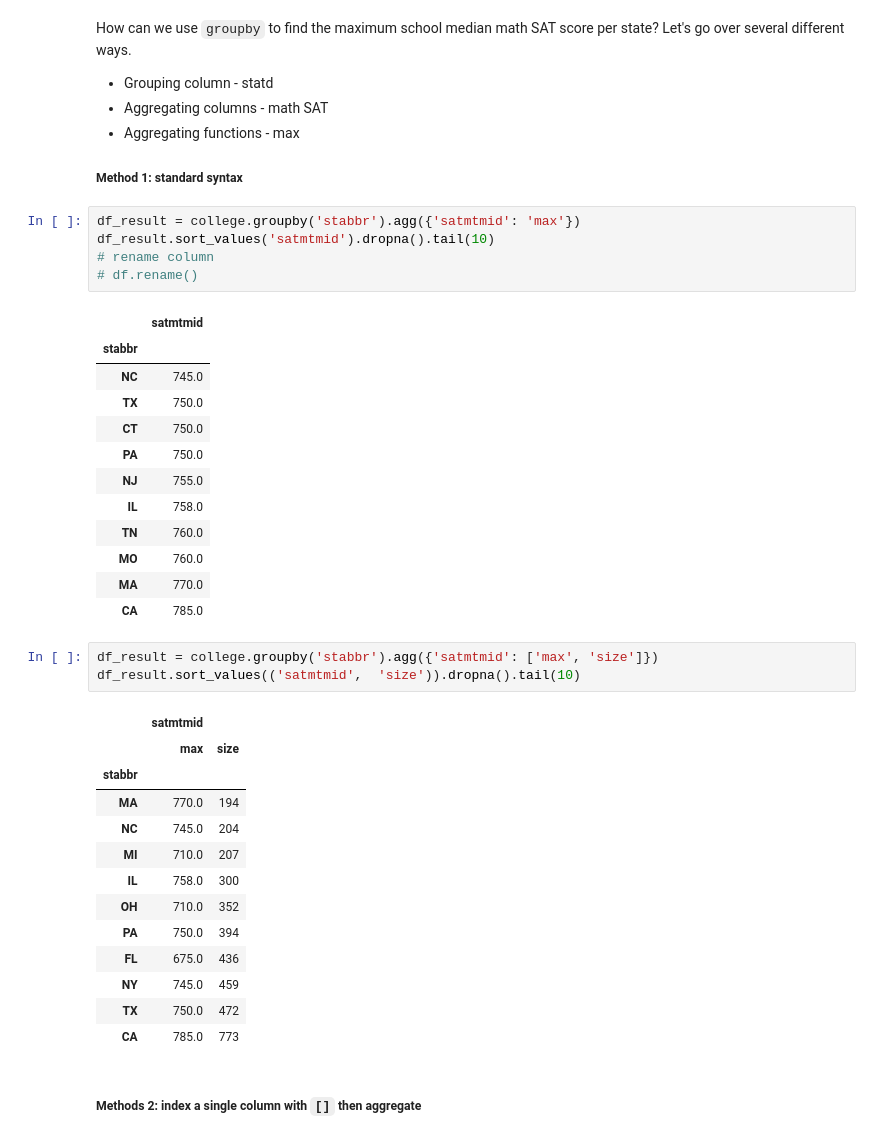
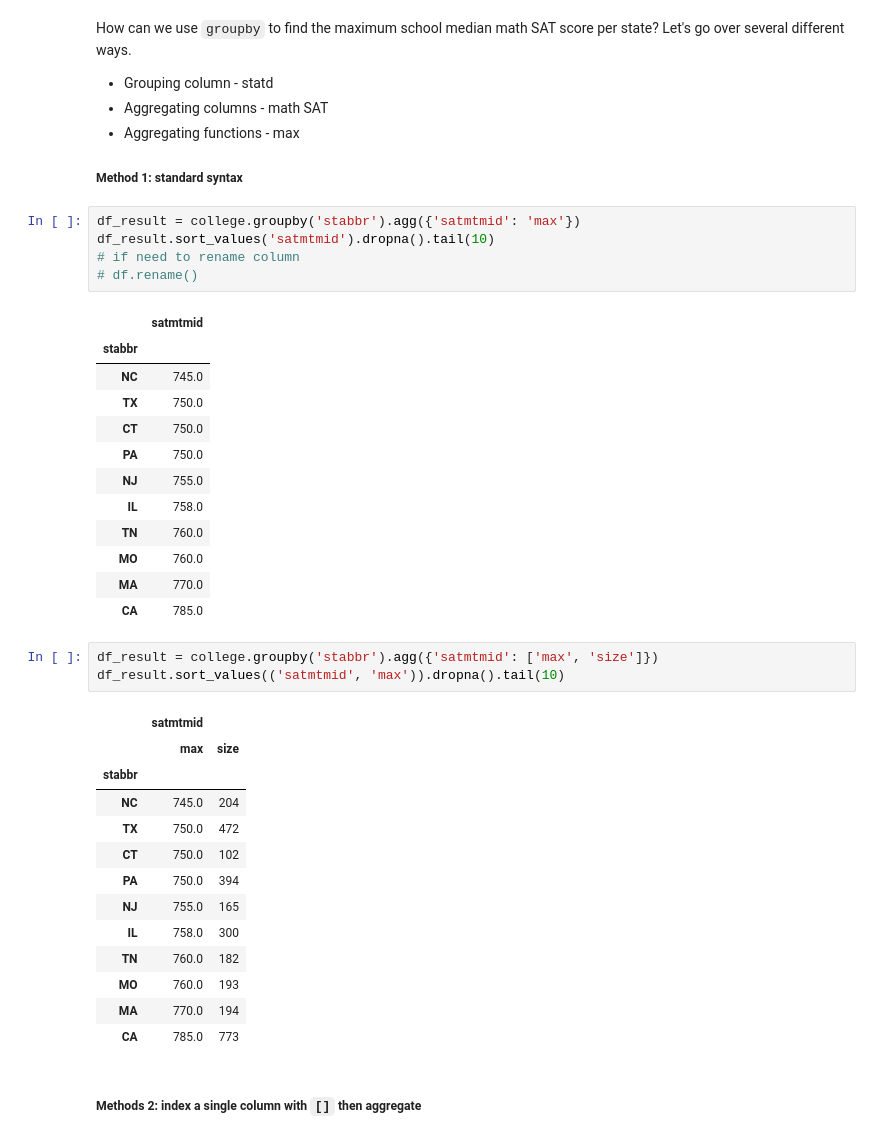
Before and after one commit to DS-XL/ds-intro-class-2022, a Jupyter notebook: pandas_intro/03_Data_manipulation.ipynb, the cells around one changed output. Drawn from its saved outputs; the diff is of its cells as text.

```diff
--- a/pandas_intro/03_Data_manipulation.ipynb
+++ b/pandas_intro/03_Data_manipulation.ipynb
@@ -176,7 +177,7 @@ How can we use `groupby` to find the maximum school median math SAT score per st
 # %%
 df_result = college.groupby('stabbr').agg({'satmtmid': 'max'})
 df_result.sort_values('satmtmid').dropna().tail(10)
-# rename column
+# if need to rename column
 # df.rename()
 # %% [output]
 |  | satmtmid |
@@ -193,20 +194,20 @@ df_result.sort_values('satmtmid').dropna().tail(10)
 | CA | 785.0 |
 # %%
 df_result = college.groupby('stabbr').agg({'satmtmid': ['max', 'size']})
-df_result.sort_values(('satmtmid',  'size')).dropna().tail(10)
+df_result.sort_values(('satmtmid', 'max')).dropna().tail(10)
 # %% [output]
 |  | satmtmid |  |
 |  | max | size |
 | stabbr |  |  |
+| NC | 745.0 | 204 |
+| TX | 750.0 | 472 |
+| CT | 750.0 | 102 |
+| PA | 750.0 | 394 |
+| NJ | 755.0 | 165 |
+| IL | 758.0 | 300 |
+| TN | 760.0 | 182 |
+| MO | 760.0 | 193 |
 | MA | 770.0 | 194 |
-| NC | 745.0 | 204 |
-| MI | 710.0 | 207 |
-| IL | 758.0 | 300 |
-| OH | 710.0 | 352 |
-| PA | 750.0 | 394 |
-| FL | 675.0 | 436 |
-| NY | 745.0 | 459 |
-| TX | 750.0 | 472 |
 | CA | 785.0 | 773 |
 # %% [markdown]
 ##### Methods 2: index a single column with `[]` then aggregate
```
Also changed, not shown: parts of 17 cells of this notebook, 3 other files.
